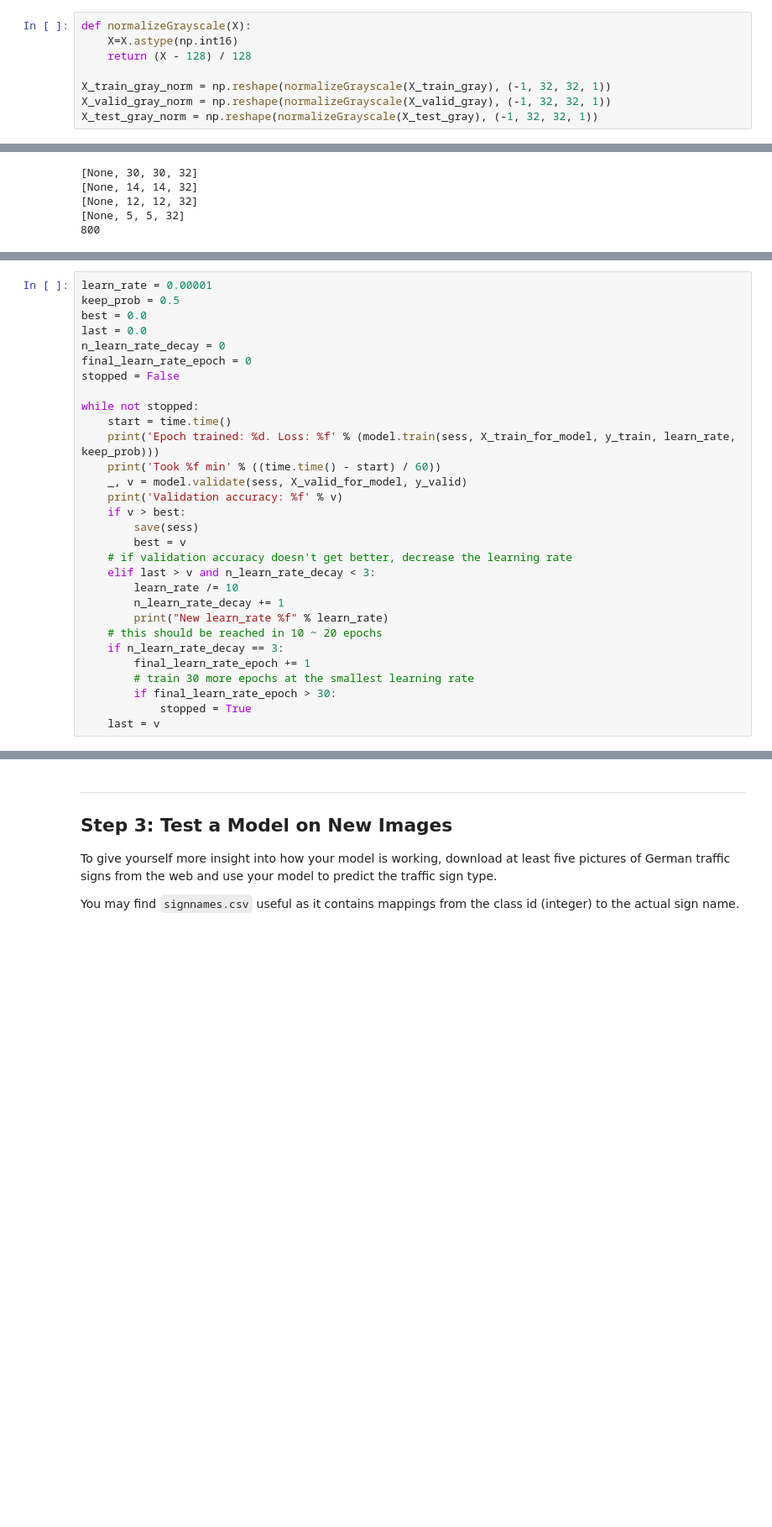
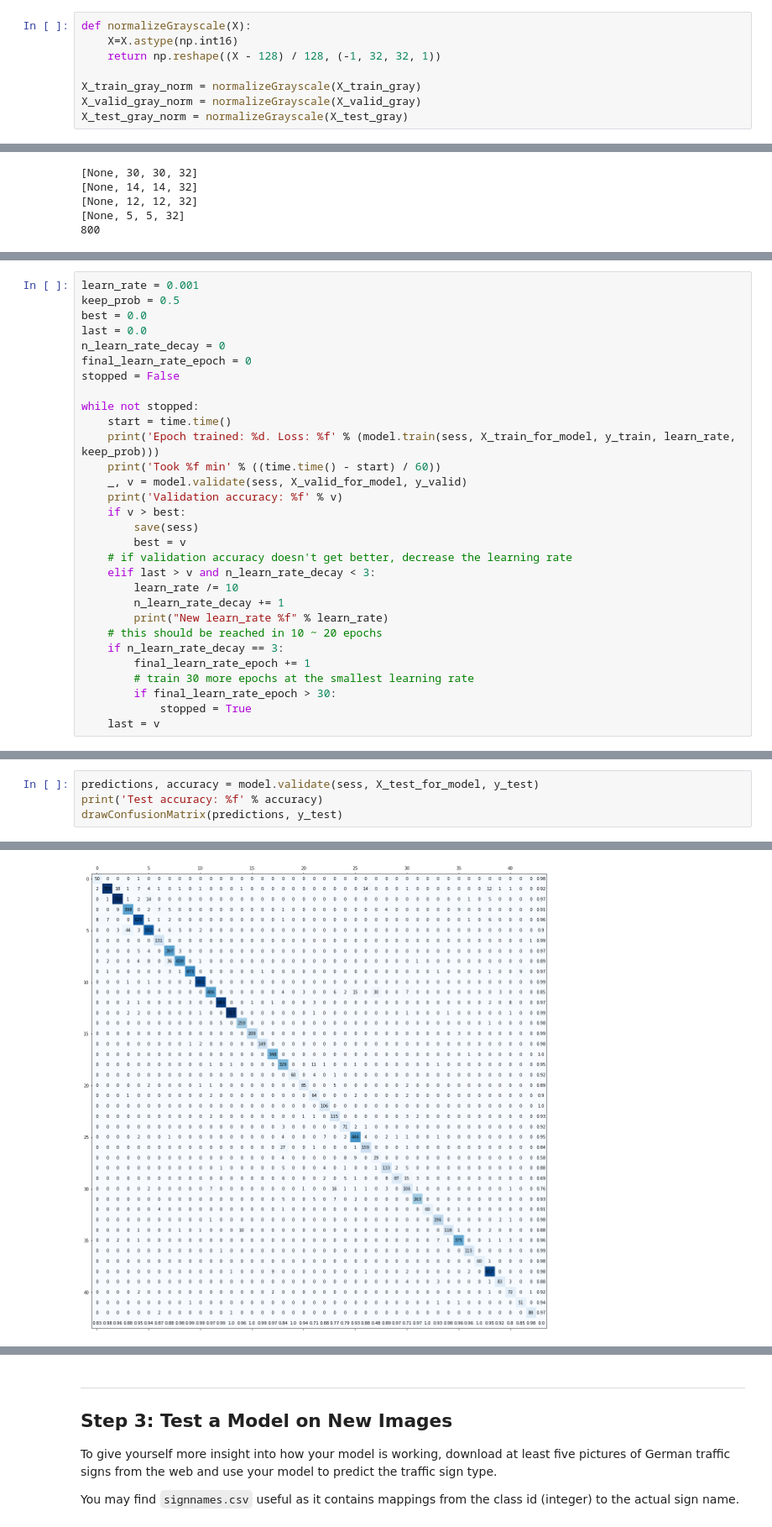
Before and after one commit to magicyuli/CarND-Traffic-Sign-Classifier-Project, a Jupyter notebook: Traffic_Sign_Classifier.ipynb, the cells around one changed output, grey strips where cells are left out. Shown at 84% size. Cells and saved outputs as stored; diff of their text form; blank space fills up the shorter version.

```diff
--- a/Traffic_Sign_Classifier.ipynb
+++ b/Traffic_Sign_Classifier.ipynb
@@ -207,11 +286,11 @@ X_test_norm, _, _ = normalize(X_test, mean, stddev)
 # %%
 def normalizeGrayscale(X):
     X=X.astype(np.int16)
-    return (X - 128) / 128
+    return np.reshape((X - 128) / 128, (-1, 32, 32, 1))
 
-X_train_gray_norm = np.reshape(normalizeGrayscale(X_train_gray), (-1, 32, 32, 1))
-X_valid_gray_norm = np.reshape(normalizeGrayscale(X_valid_gray), (-1, 32, 32, 1))
-X_test_gray_norm = np.reshape(normalizeGrayscale(X_test_gray), (-1, 32, 32, 1))
+X_train_gray_norm = normalizeGrayscale(X_train_gray)
+X_valid_gray_norm = normalizeGrayscale(X_valid_gray)
+X_test_gray_norm = normalizeGrayscale(X_test_gray)
 # %% [markdown]
 ### Model Architecture
 # %%
@@ -360,7 +442,7 @@ else:
 # %% [output]
 Session restored from ckpt_gray/p2_model
 # %%
-learn_rate = 0.00001
+learn_rate = 0.001
 keep_prob = 0.5
 best = 0.0
 last = 0.0
@@ -422 +504,6 @@ Validation accuracy: 0.951927
 [figure]
+# %%
+predictions, accuracy = model.validate(sess, X_test_for_model, y_test)
+print('Test accuracy: %f' % accuracy)
+drawConfusionMatrix(predictions, y_test)
+# %% [output]
@@ -423,3 +511,4 @@ Validation accuracy: 0.951927
+[figure, added]
 # %%
 def findOne(label):
     i = random.randint(0, n_valid-1)
```
Also changed, not shown: parts of 32 cells of this notebook, 13 other files.
